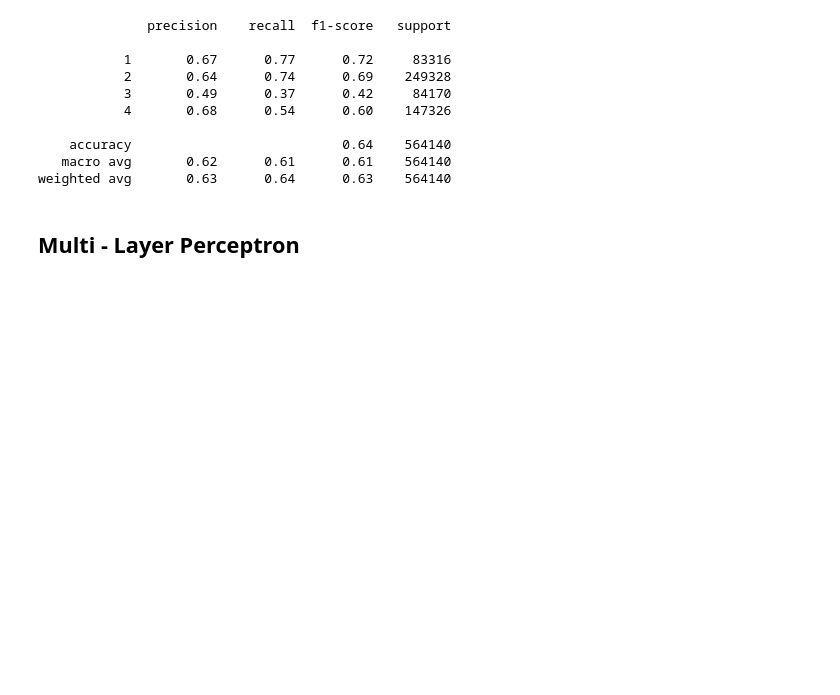
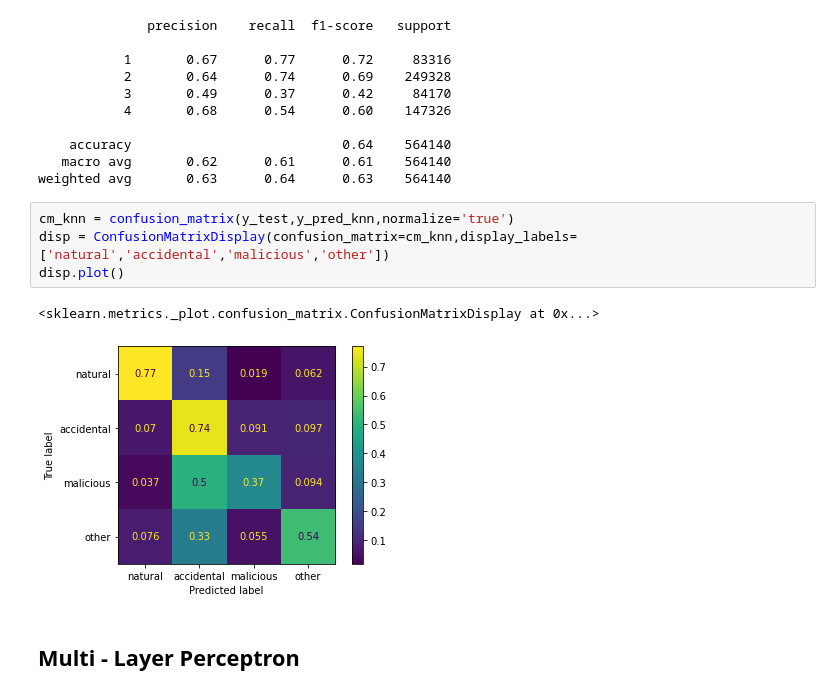
Before and after one commit to rationalyt/Wildfire_Cause_Prediction, a Jupyter notebook: Wildfire.ipynb, the cells around one changed output. Drawn from its saved outputs; the diff is of its cells as text; blank space fills up the shorter version.

```diff
--- a/Wildfire.ipynb
+++ b/Wildfire.ipynb
@@ -319,6 +325,13 @@ print(classification_report(y_test, y_pred_knn))
     accuracy                           0.64    564140
    macro avg       0.62      0.61      0.61    564140
 weighted avg       0.63      0.64      0.63    564140
+# %%
+cm_knn = confusion_matrix(y_test,y_pred_knn,normalize='true')
+disp = ConfusionMatrixDisplay(confusion_matrix=cm_knn,display_labels=['natural','accidental','malicious','other'])
+disp.plot()
+# %% [output]
+<sklearn.metrics._plot.confusion_matrix.ConfusionMatrixDisplay at 0x...>
+[figure, added]
 # %% [markdown]
 ## Multi - Layer Perceptron
 # %%
```
Also changed, not shown: parts of 34 cells of this notebook.
